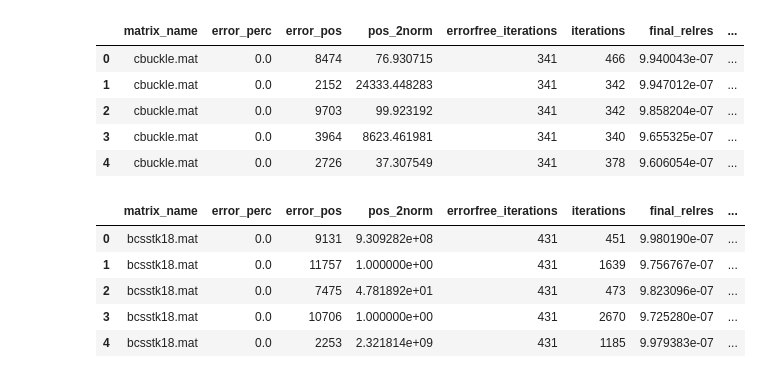
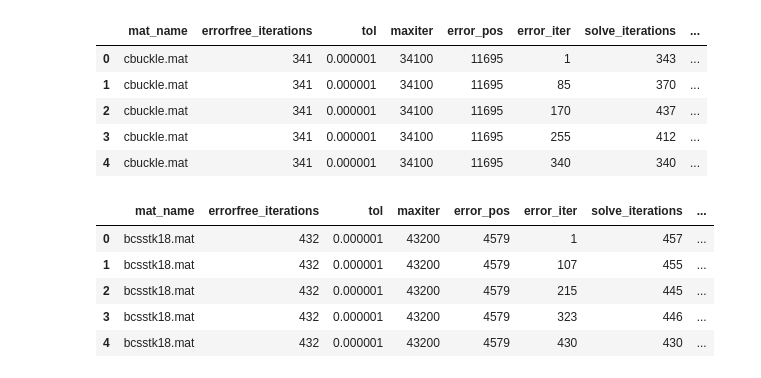
Before and after one commit to DanielRJohnson/Dynamic-Selective-Protection, a Jupyter notebook: analyses/iteration_2norm_corrs.ipynb, the cells around one changed output. Cells and saved outputs as stored; diff of their text form; code cells hidden in the pictures.

```diff
--- a/analyses/iteration_2norm_corrs.ipynb
+++ b/analyses/iteration_2norm_corrs.ipynb
@@ -3,23 +2,23 @@ import numpy as np
 import pandas as pd
 import matplotlib.pyplot as plt
 # %%
-cbuckle = pd.read_csv("data/cbuckle_100.csv")
+cbuckle = pd.read_csv("data/cbuckle_error_iter_analysis.csv")
 cbuckle.head()
 # %% [output]
-|  | matrix_name | error_perc | error_pos | pos_2norm | errorfree_iterations | iterations | final_relres | ... |
-| 0 | cbuckle.mat | 0.0 | 8474 | 76.930715 | 341 | 466 | 9.940043e-07 | ... |
-| 1 | cbuckle.mat | 0.0 | 2152 | 24333.448283 | 341 | 342 | 9.947012e-07 | ... |
-| 2 | cbuckle.mat | 0.0 | 9703 | 99.923192 | 341 | 342 | 9.858204e-07 | ... |
-| 3 | cbuckle.mat | 0.0 | 3964 | 8623.461981 | 341 | 340 | 9.655325e-07 | ... |
-| 4 | cbuckle.mat | 0.0 | 2726 | 37.307549 | 341 | 378 | 9.606054e-07 | ... |
+|  | mat_name | errorfree_iterations | tol | maxiter | error_pos | error_iter | solve_iterations | ... |
+| 0 | cbuckle.mat | 341 | 0.000001 | 34100 | 11695 | 1 | 343 | ... |
+| 1 | cbuckle.mat | 341 | 0.000001 | 34100 | 11695 | 85 | 370 | ... |
+| 2 | cbuckle.mat | 341 | 0.000001 | 34100 | 11695 | 170 | 437 | ... |
+| 3 | cbuckle.mat | 341 | 0.000001 | 34100 | 11695 | 255 | 412 | ... |
+| 4 | cbuckle.mat | 341 | 0.000001 | 34100 | 11695 | 340 | 340 | ... |
 # %%
-bcsstk18 = pd.read_csv("data/bcsstk18_100.csv")
+bcsstk18 = pd.read_csv("data/bcsstk18_error_iter_analysis.csv")
 bcsstk18.head()
 # %% [output]
-|  | matrix_name | error_perc | error_pos | pos_2norm | errorfree_iterations | iterations | final_relres | ... |
-| 0 | bcsstk18.mat | 0.0 | 9131 | 9.309282e+08 | 431 | 451 | 9.980190e-07 | ... |
-| 1 | bcsstk18.mat | 0.0 | 11757 | 1.000000e+00 | 431 | 1639 | 9.756767e-07 | ... |
-| 2 | bcsstk18.mat | 0.0 | 7475 | 4.781892e+01 | 431 | 473 | 9.823096e-07 | ... |
-| 3 | bcsstk18.mat | 0.0 | 10706 | 1.000000e+00 | 431 | 2670 | 9.725280e-07 | ... |
-| 4 | bcsstk18.mat | 0.0 | 2253 | 2.321814e+09 | 431 | 1185 | 9.979383e-07 | ... |
+|  | mat_name | errorfree_iterations | tol | maxiter | error_pos | error_iter | solve_iterations | ... |
+| 0 | bcsstk18.mat | 432 | 0.000001 | 43200 | 4579 | 1 | 457 | ... |
+| 1 | bcsstk18.mat | 432 | 0.000001 | 43200 | 4579 | 107 | 455 | ... |
+| 2 | bcsstk18.mat | 432 | 0.000001 | 43200 | 4579 | 215 | 445 | ... |
+| 3 | bcsstk18.mat | 432 | 0.000001 | 43200 | 4579 | 323 | 446 | ... |
+| 4 | bcsstk18.mat | 432 | 0.000001 | 43200 | 4579 | 430 | 430 | ... |
 # %%
```
Also changed, not shown: parts of 7 cells of this notebook, 4 other files.
